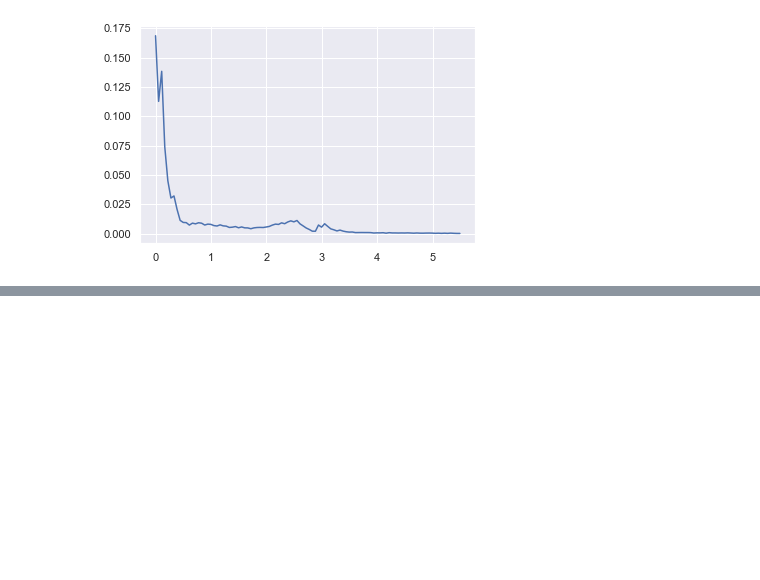
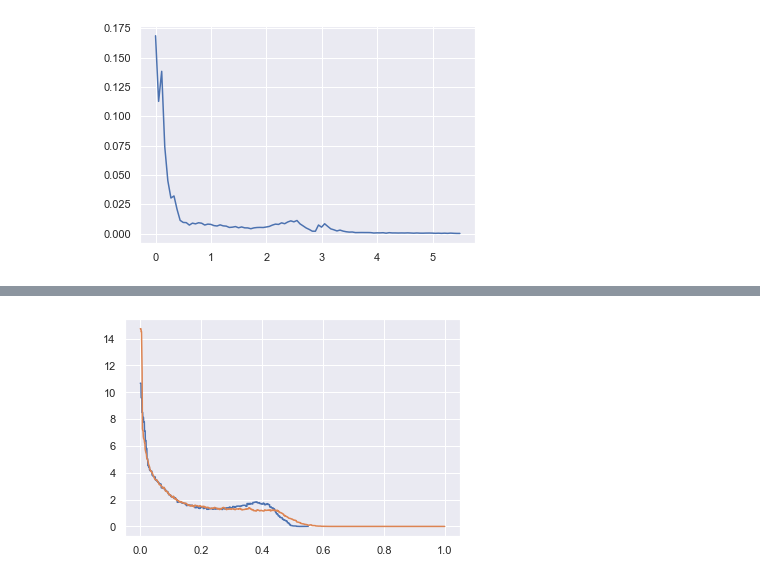
Before and after one commit to ishilov/data_market, a Jupyter notebook: third_test.ipynb, the cells around one changed output, grey strips where cells are left out. Saved outputs shown, nothing was run; the diff lists cells and outputs as text; code cells hidden in the pictures; blank space fills up the shorter version.

```diff
--- a/third_test.ipynb
+++ b/third_test.ipynb
@@ -127,0 +115,5 @@ task = 2
+# %%
+qa_forecast_scaled = market_1.scaled_aggregation(type = 'QA', plot = True)
+lop_forecast_scaled = market_1.scaled_aggregation(type = 'LOP', plot = True)
+# %% [output]
+[figure, added]
```
Also changed, not shown: parts of 18 cells of this notebook.
